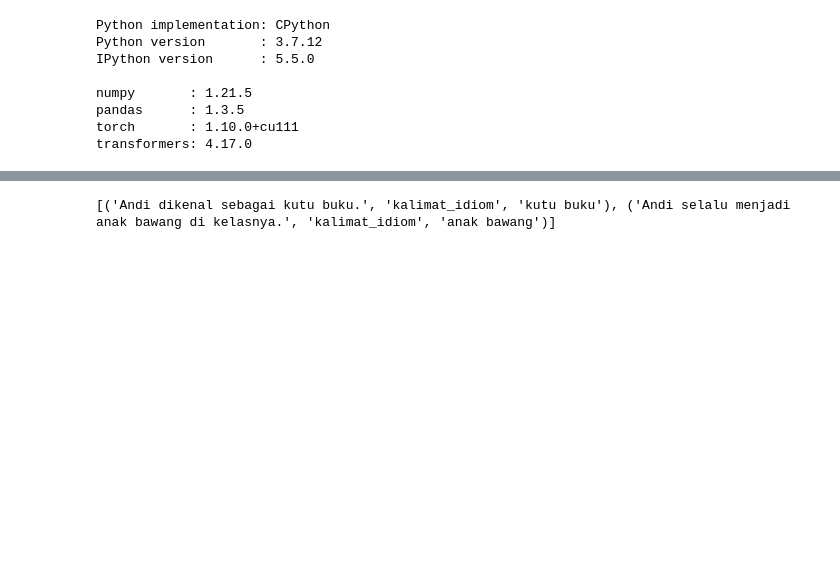
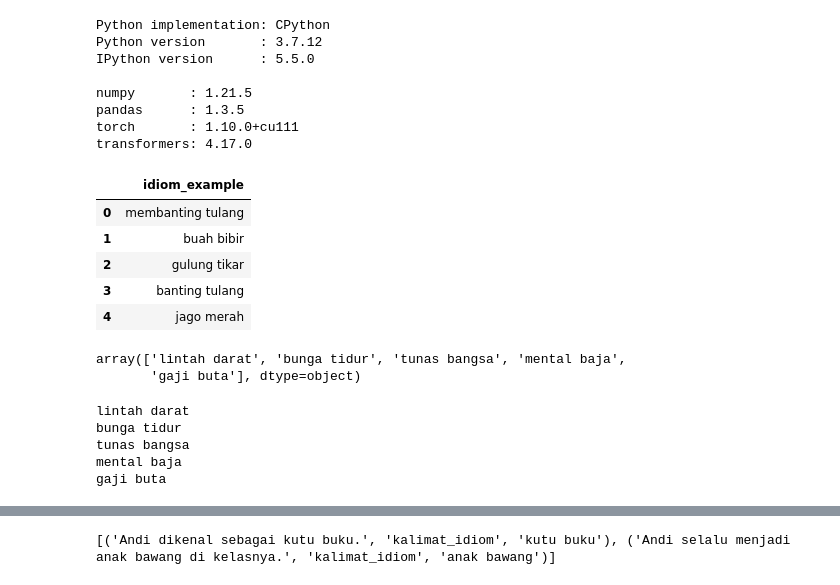
Before and after one commit to yulicahyani/Informatika-Unud-TA, a Jupyter notebook: ml/TA_IDENTIFICATION_IDIOM (1).ipynb, the cells around one changed output, grey strips where cells are left out. Cells and saved outputs as stored; diff of their text form; code cells hidden in the pictures; blank space fills up the shorter version.

```diff
--- a/ml/TA_IDENTIFICATION_IDIOM (1).ipynb
+++ b/ml/TA_IDENTIFICATION_IDIOM (1).ipynb
@@ -19,6 +16,32 @@ numpy       : 1.21.5
 pandas      : 1.3.5
 torch       : 1.10.0+cu111
 transformers: 4.17.0
+# %%
+idiom_example_df = pd.read_csv("/content/idiom-example.csv")
+idiom_example_df.head()
+# %% [output]
+|  | idiom_example |
+| 0 | membanting tulang |
+| 1 | buah bibir |
+| 2 | gulung tikar |
+| 3 | banting tulang |
+| 4 | jago merah |
+# %%
+random = idiom_example_df.sample(n = 5)
+idiom_example = random['idiom_example'].values
+idiom_example
+# %% [output]
+array(['lintah darat', 'bunga tidur', 'tunas bangsa', 'mental baja',
+       'gaji buta'], dtype=object)
+# %%
+for idiom in idiom_example:
+  print(idiom)
+# %% [output]
+lintah darat
+bunga tidur
+tunas bangsa
+mental baja
+gaji buta
 # %%
 from torch._C import Stream
 import torch
```
Also changed, not shown: parts of 23 cells of this notebook, 6 other files.
